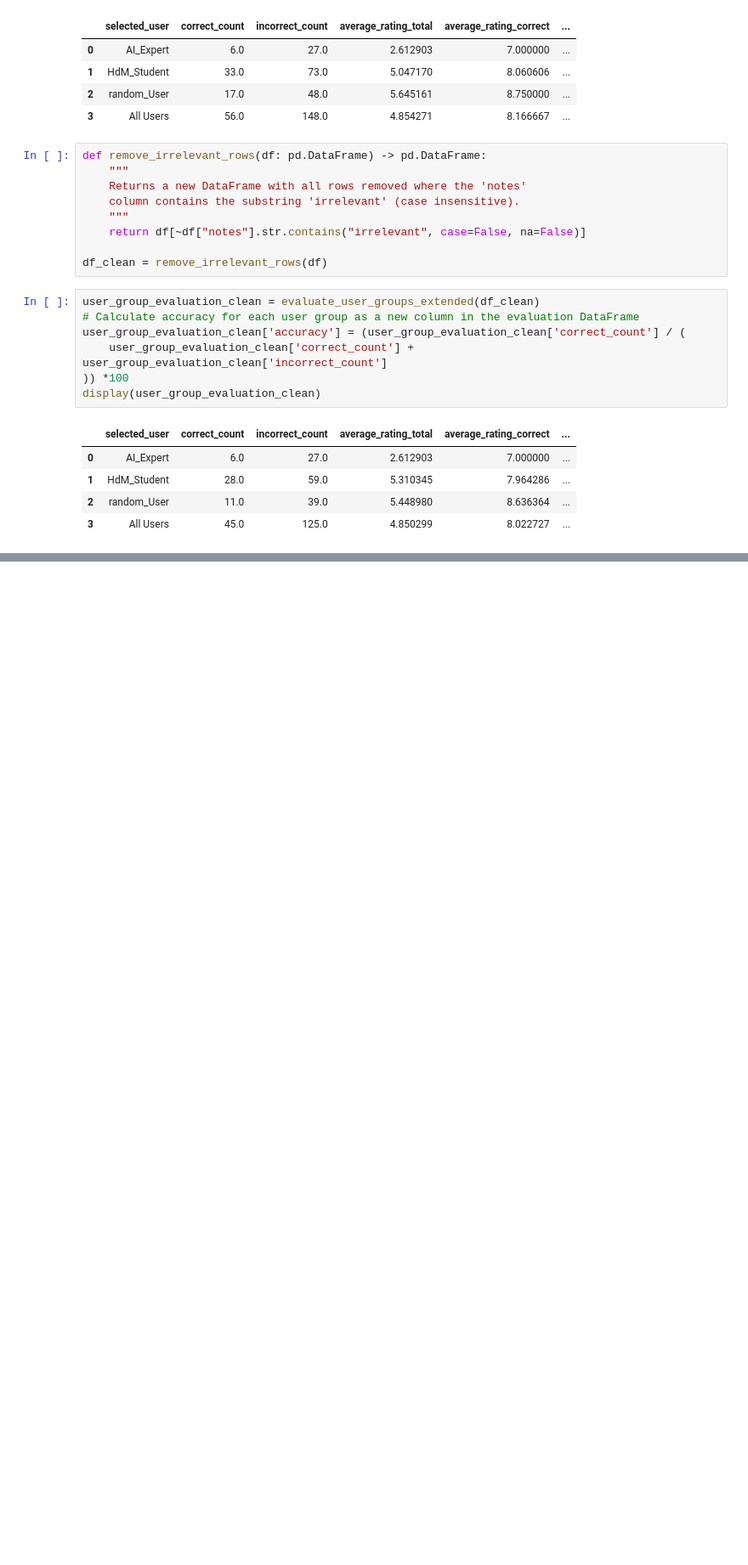
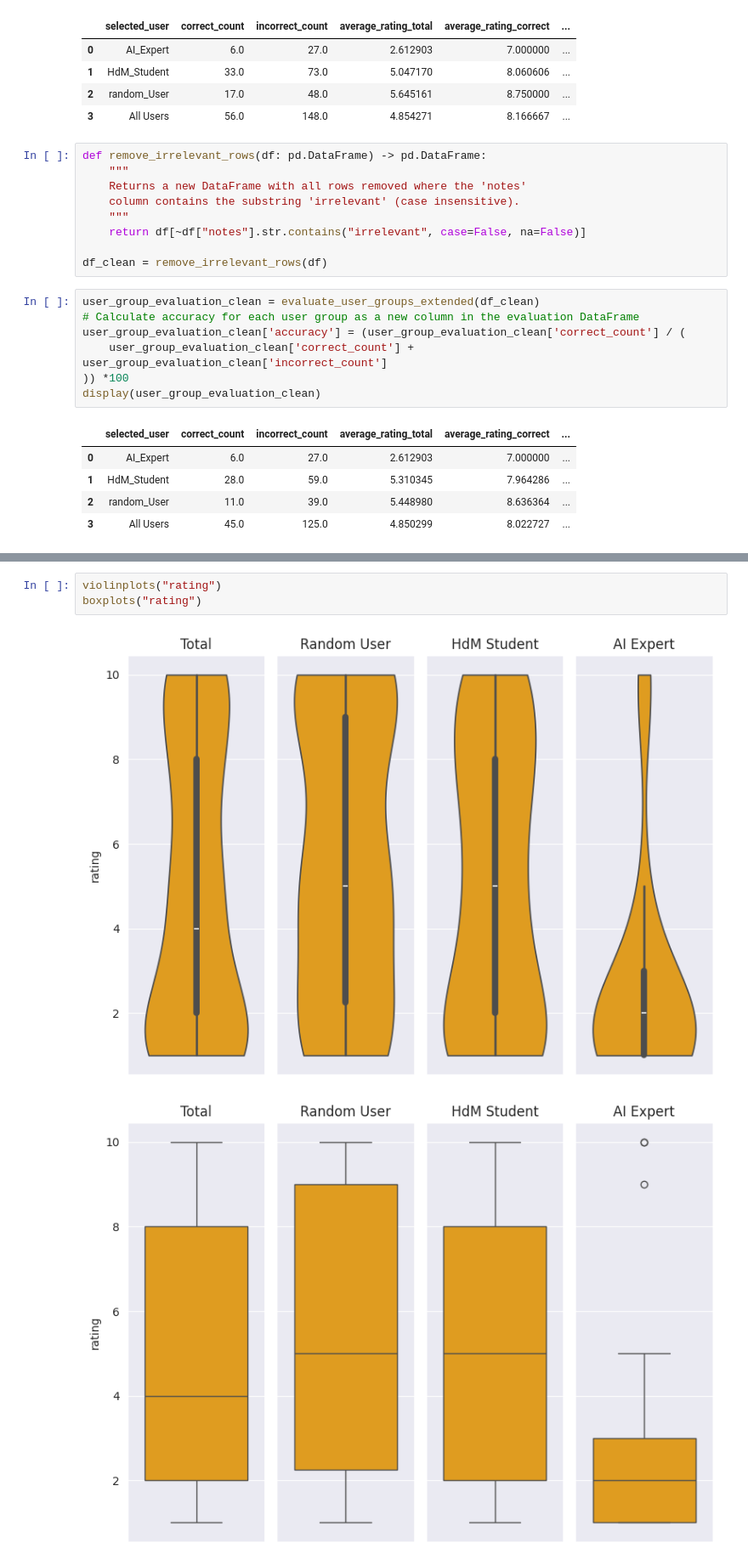
Before and after one commit to PsiLotY/RAG_Chatbot, a Jupyter notebook: user_test/user_test_eval.ipynb, the cells around one changed output, grey strips where cells are left out. Shown at 85% size. Saved outputs shown, nothing was run; the diff lists cells and outputs as text; blank space fills up the shorter version.

```diff
--- a/user_test/user_test_eval.ipynb
+++ b/user_test/user_test_eval.ipynb
@@ -807,0 +966,6 @@ display(user_group_evaluation_clean)
+# %%
+violinplots("rating")
+boxplots("rating")
+# %% [output]
+[figure, added]
+[figure, added]
```
Also changed, not shown: parts of 5 cells of this notebook, 5 other files.
